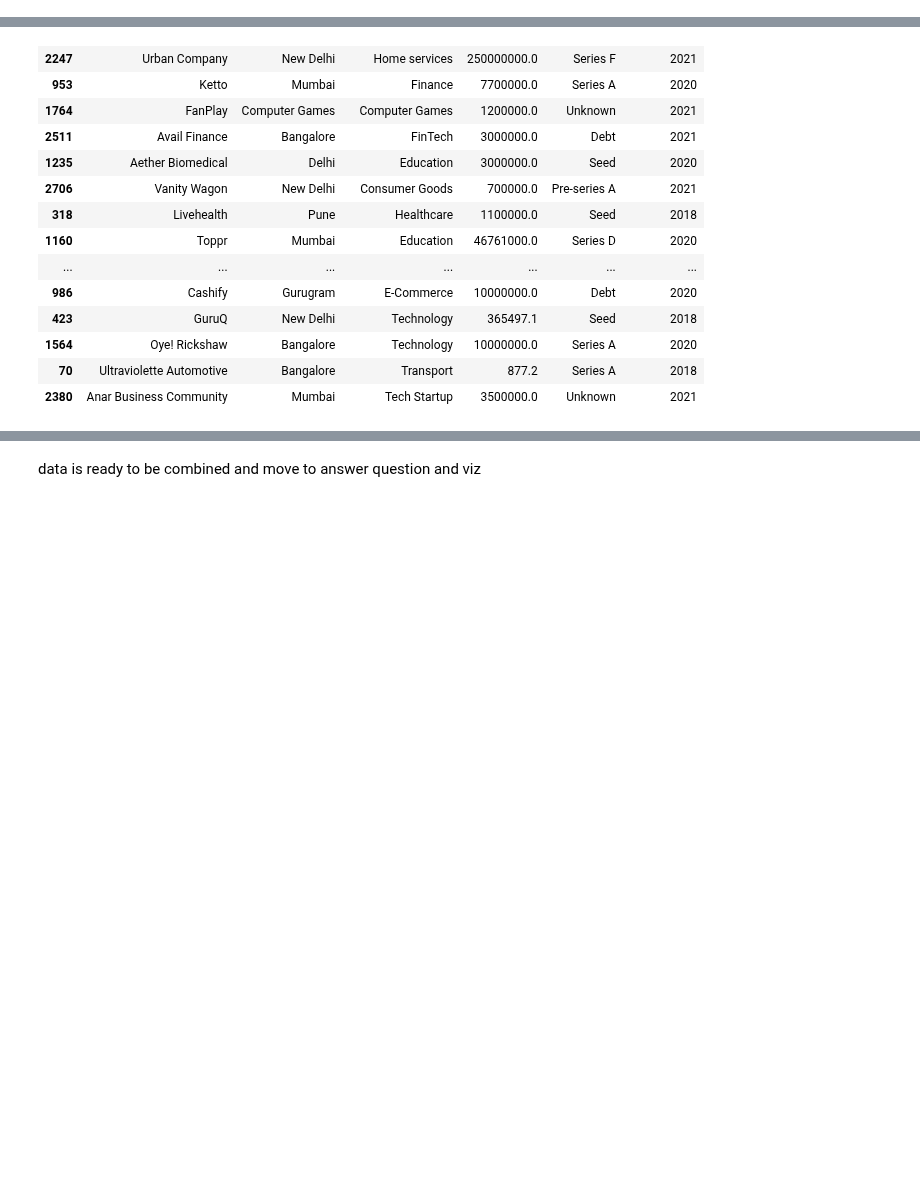
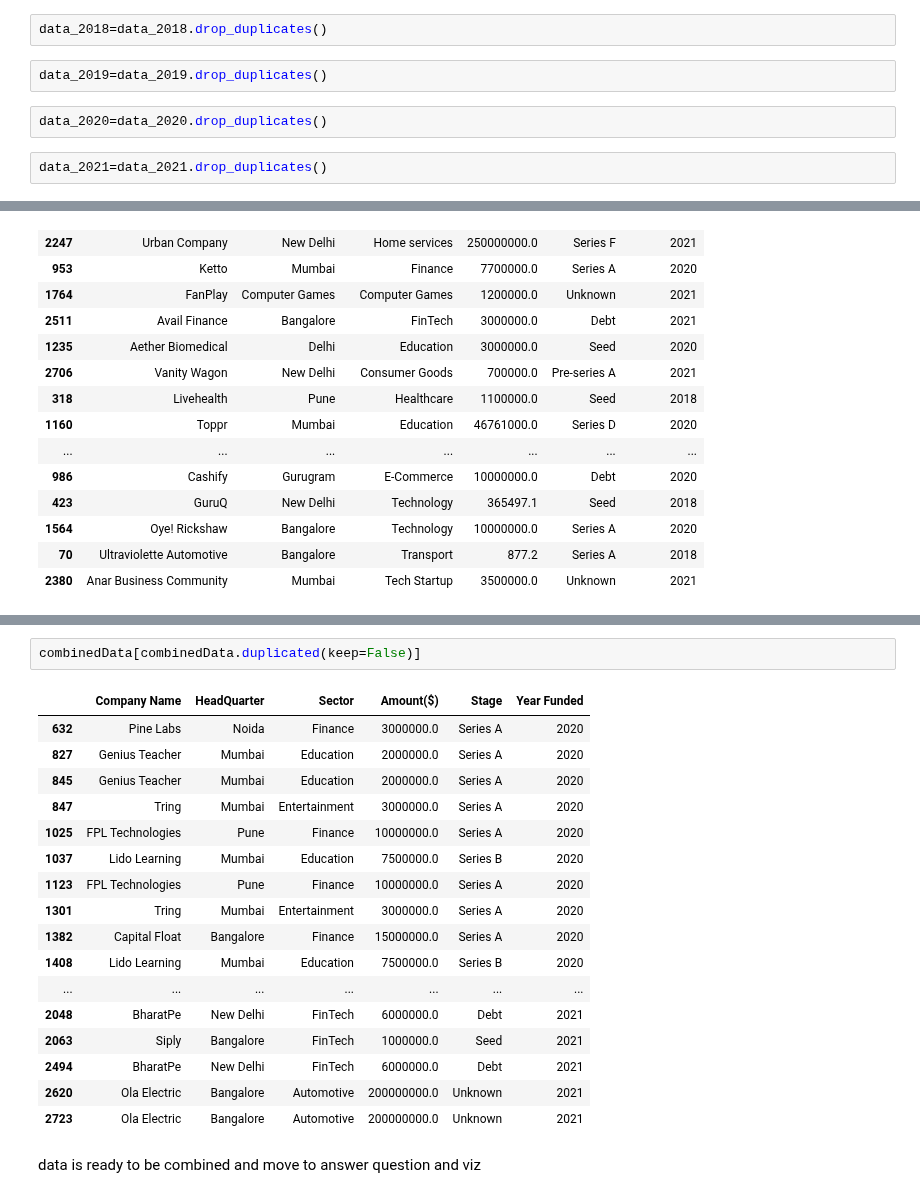
Before and after one commit to DelphinKdl/-Data-analysis-project-Data-Driven-Insights-for-Indian-Startup-Growth, a Jupyter notebook: India StartUp analysis 2018 -2021.ipynb, the cells around one changed output, grey strips where cells are left out. Drawn from its saved outputs; the diff is of its cells as text; blank space fills up the shorter version.

Commit message:
drop all duplicates

```diff
--- a/India StartUp analysis 2018 -2021.ipynb
+++ b/India StartUp analysis 2018 -2021.ipynb
@@ -2229,3 +2225,11 @@ Index(['Company/Brand', 'Founded', 'HeadQuarter', 'Sector', 'What it does',
+# %%
+data_2018=data_2018.drop_duplicates()
+# %%
+data_2019=data_2019.drop_duplicates()
+# %%
+data_2020=data_2020.drop_duplicates()
+# %%
+data_2021=data_2021.drop_duplicates()
 # %%
 # Select the specified columns for analy
 data_2018 = data_2018[['Company Name','Location','Industry','Amount','Round/Series', 'Year Funded']]
@@ -2292,2 +2303,22 @@ combinedData.sample(20)
+# %%
+combinedData[combinedData.duplicated(keep=False)]
+# %% [output]
+|  | Company Name | HeadQuarter | Sector | Amount($) | Stage | Year Funded |
+| 632 | Pine Labs | Noida | Finance | 3000000.0 | Series A | 2020 |
+| 827 | Genius Teacher | Mumbai | Education | 2000000.0 | Series A | 2020 |
+| 845 | Genius Teacher | Mumbai | Education | 2000000.0 | Series A | 2020 |
+| 847 | Tring | Mumbai | Entertainment | 3000000.0 | Series A | 2020 |
+| 1025 | FPL Technologies | Pune | Finance | 10000000.0 | Series A | 2020 |
+| 1037 | Lido Learning | Mumbai | Education | 7500000.0 | Series B | 2020 |
+| 1123 | FPL Technologies | Pune | Finance | 10000000.0 | Series A | 2020 |
+| 1301 | Tring | Mumbai | Entertainment | 3000000.0 | Series A | 2020 |
+| 1382 | Capital Float | Bangalore | Finance | 15000000.0 | Series A | 2020 |
+| 1408 | Lido Learning | Mumbai | Education | 7500000.0 | Series B | 2020 |
+| ... | ... | ... | ... | ... | ... | ... |
+| 2048 | BharatPe | New Delhi | FinTech | 6000000.0 | Debt | 2021 |
+| 2063 | Siply | Bangalore | FinTech | 1000000.0 | Seed | 2021 |
+| 2494 | BharatPe | New Delhi | FinTech | 6000000.0 | Debt | 2021 |
+| 2620 | Ola Electric | Bangalore | Automotive | 200000000.0 | Unknown | 2021 |
+| 2723 | Ola Electric | Bangalore | Automotive | 200000000.0 | Unknown | 2021 |
 # %% [markdown]
 data is ready to be combined and move to answer question and viz
```
Also changed, not shown: parts of 6 cells of this notebook.
